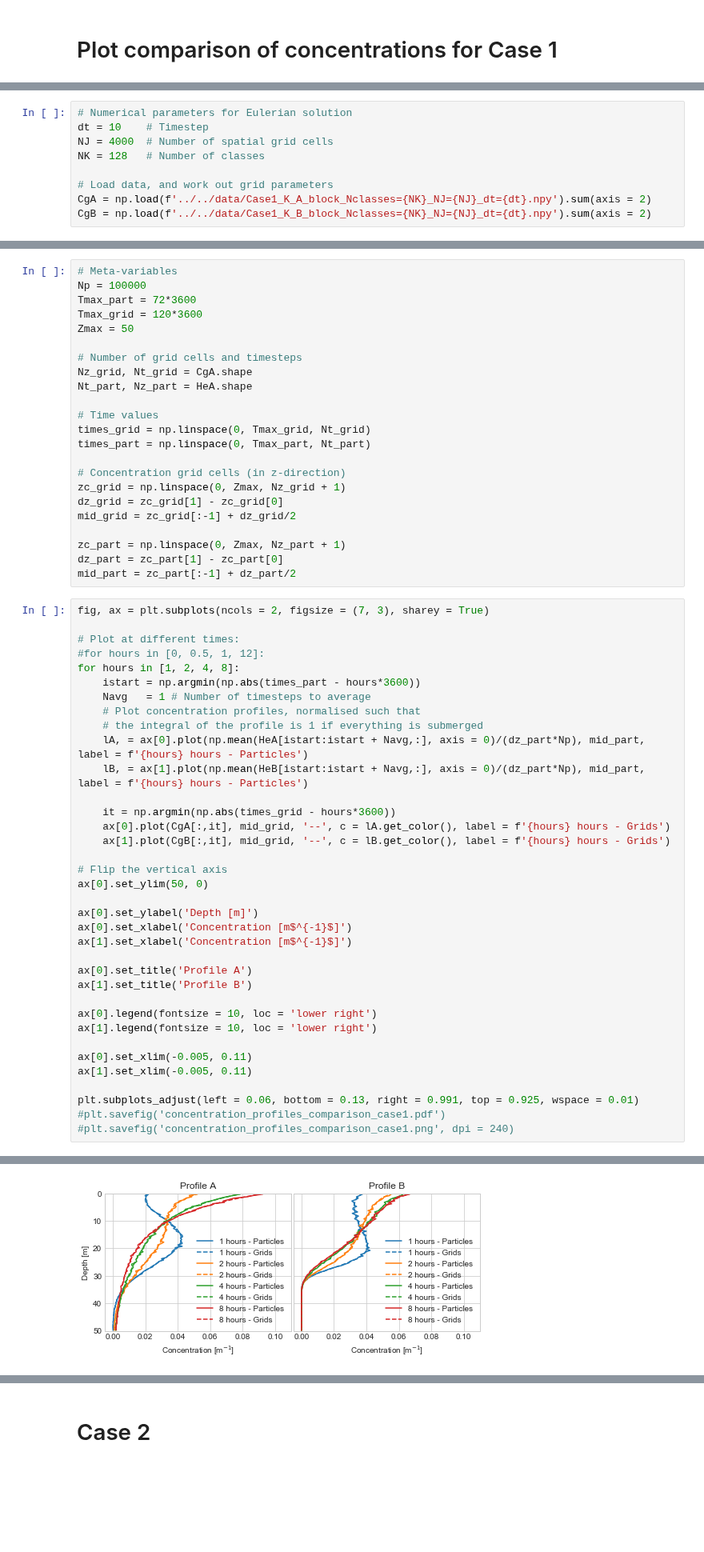
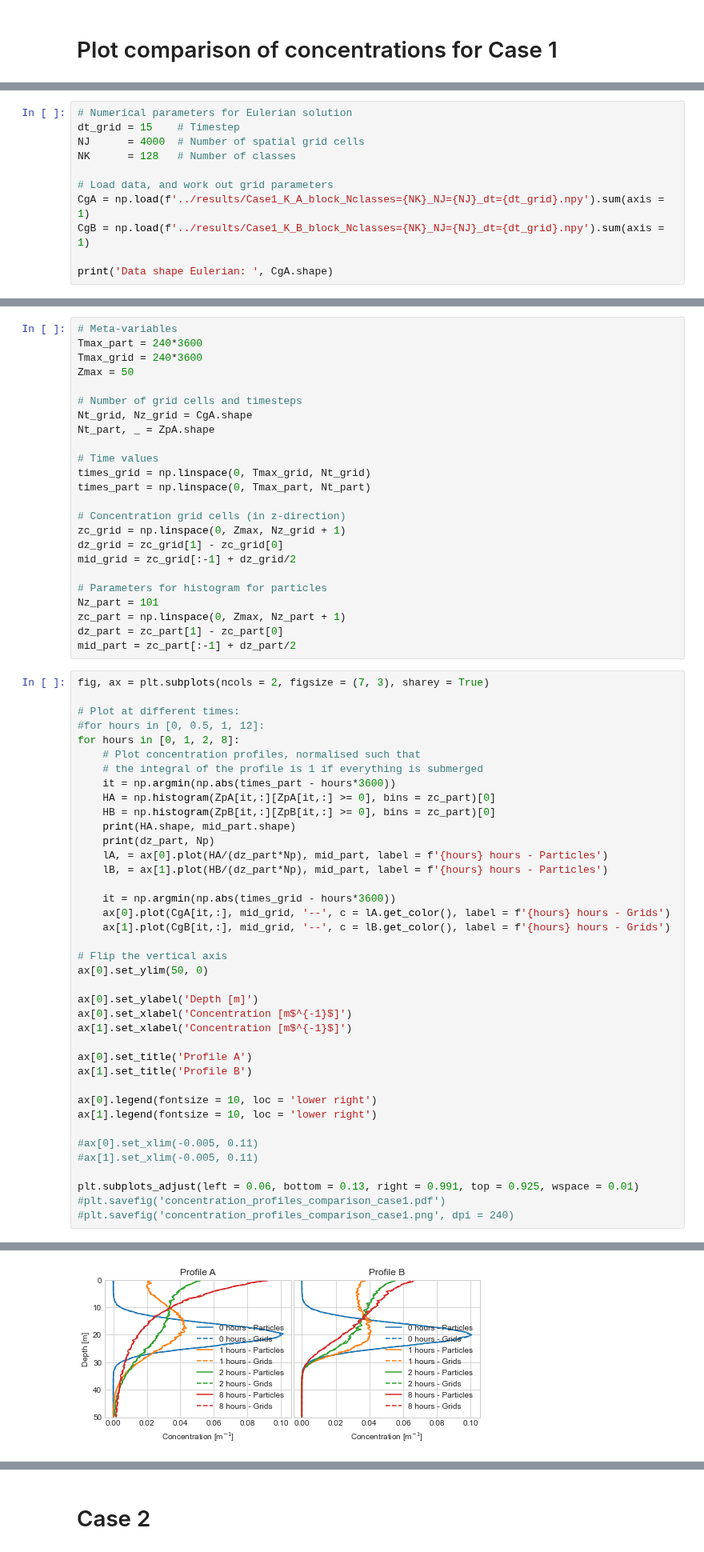
Before and after one commit to nordam/Eulerian-and-Lagrangian-methods, a Jupyter notebook: notebooks/ComparisonPlots.ipynb, the cells around one changed output, grey strips where cells are left out. Shown at 80% size. Saved outputs shown, nothing was run; the diff lists cells and outputs as text; blank space fills up the shorter version.

```diff
--- a/notebooks/ComparisonPlots.ipynb
+++ b/notebooks/ComparisonPlots.ipynb
@@ -21,9 +26,11 @@ MeB = np.load('../../data/Case1_MeB.npy')
 # %%
 # Numerical parameters for Eulerian solution
-dt = 10    # Timestep
-NJ = 4000  # Number of spatial grid cells
-NK = 128   # Number of classes
+dt_grid = 15    # Timestep
+NJ      = 4000  # Number of spatial grid cells
+NK      = 128   # Number of classes
 
 # Load data, and work out grid parameters
-CgA = np.load(f'../../data/Case1_K_A_block_Nclasses={NK}_NJ={NJ}_dt={dt}.npy').sum(axis = 2)
-CgB = np.load(f'../../data/Case1_K_B_block_Nclasses={NK}_NJ={NJ}_dt={dt}.npy').sum(axis = 2)
+CgA = np.load(f'../results/Case1_K_A_block_Nclasses={NK}_NJ={NJ}_dt={dt_grid}.npy').sum(axis = 1)
+CgB = np.load(f'../results/Case1_K_B_block_Nclasses={NK}_NJ={NJ}_dt={dt_grid}.npy').sum(axis = 1)
+
+print('Data shape Eulerian: ', CgA.shape)
@@ -30,13 +39,12 @@ CgB = np.load(f'../../data/Case1_K_B_block_Nclasses={NK}_NJ={NJ}_dt={dt}.npy').s
 # %%
 # Meta-variables
-Np = 100000
-Tmax_part = 72*3600
-Tmax_grid = 120*3600
+Tmax_part = 240*3600
+Tmax_grid = 240*3600
 Zmax = 50
 
 # Number of grid cells and timesteps
-Nz_grid, Nt_grid = CgA.shape
-Nt_part, Nz_part = HeA.shape
+Nt_grid, Nz_grid = CgA.shape
+Nt_part, _ = ZpA.shape
 
 # Time values
 times_grid = np.linspace(0, Tmax_grid, Nt_grid)
@@ -47,6 +55,8 @@ zc_grid = np.linspace(0, Zmax, Nz_grid + 1)
 dz_grid = zc_grid[1] - zc_grid[0]
 mid_grid = zc_grid[:-1] + dz_grid/2
 
+# Parameters for histogram for particles
+Nz_part = 101
 zc_part = np.linspace(0, Zmax, Nz_part + 1)
 dz_part = zc_part[1] - zc_part[0]
 mid_part = zc_part[:-1] + dz_part/2
@@ -55,17 +65,20 @@ fig, ax = plt.subplots(ncols = 2, figsize = (7, 3), sharey = True)
 
 # Plot at different times:
 #for hours in [0, 0.5, 1, 12]:
-for hours in [1, 2, 4, 8]:
-    istart = np.argmin(np.abs(times_part - hours*3600))
-    Navg   = 1 # Number of timesteps to average
+for hours in [0, 1, 2, 8]:
     # Plot concentration profiles, normalised such that
     # the integral of the profile is 1 if everything is submerged
-    lA, = ax[0].plot(np.mean(HeA[istart:istart + Navg,:], axis = 0)/(dz_part*Np), mid_part, label = f'{hours} hours - Particles')
-    lB, = ax[1].plot(np.mean(HeB[istart:istart + Navg,:], axis = 0)/(dz_part*Np), mid_part, label = f'{hours} hours - Particles')
+    it = np.argmin(np.abs(times_part - hours*3600))
+    HA = np.histogram(ZpA[it,:][ZpA[it,:] >= 0], bins = zc_part)[0]
+    HB = np.histogram(ZpB[it,:][ZpB[it,:] >= 0], bins = zc_part)[0]
+    print(HA.shape, mid_part.shape)
+    print(dz_part, Np)
+    lA, = ax[0].plot(HA/(dz_part*Np), mid_part, label = f'{hours} hours - Particles')
+    lB, = ax[1].plot(HB/(dz_part*Np), mid_part, label = f'{hours} hours - Particles')
 
     it = np.argmin(np.abs(times_grid - hours*3600))
-    ax[0].plot(CgA[:,it], mid_grid, '--', c = lA.get_color(), label = f'{hours} hours - Grids')
-    ax[1].plot(CgB[:,it], mid_grid, '--', c = lB.get_color(), label = f'{hours} hours - Grids')
+    ax[0].plot(CgA[it,:], mid_grid, '--', c = lA.get_color(), label = f'{hours} hours - Grids')
+    ax[1].plot(CgB[it,:], mid_grid, '--', c = lB.get_color(), label = f'{hours} hours - Grids')
 
 # Flip the vertical axis
 ax[0].set_ylim(50, 0)
@@ -80,8 +93,8 @@ ax[1].set_title('Profile B')
 ax[0].legend(fontsize = 10, loc = 'lower right')
 ax[1].legend(fontsize = 10, loc = 'lower right')
 
-ax[0].set_xlim(-0.005, 0.11)
-ax[1].set_xlim(-0.005, 0.11)
+#ax[0].set_xlim(-0.005, 0.11)
+#ax[1].set_xlim(-0.005, 0.11)
 
 plt.subplots_adjust(left = 0.06, bottom = 0.13, right = 0.991, top = 0.925, wspace = 0.01)
 #plt.savefig('concentration_profiles_comparison_case1.pdf')
@@ -90,4 +111,4 @@ plt.subplots_adjust(left = 0.06, bottom = 0.13, right = 0.991, top = 0.925, wspa
-[figure, old version]
+[figure, new version]
 # %%
 fig, ax = plt.subplots(ncols = 2, figsize = (7, 3), sharey = True)
 
```
Also changed, not shown: parts of 6 cells of this notebook, 3 other files.
